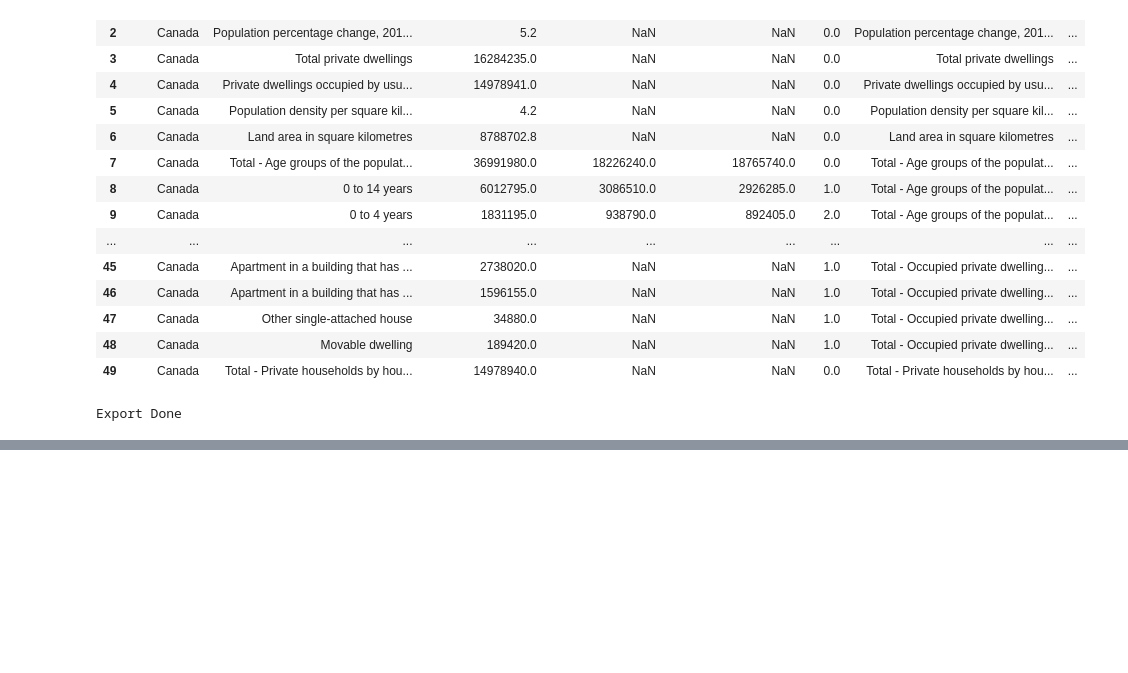
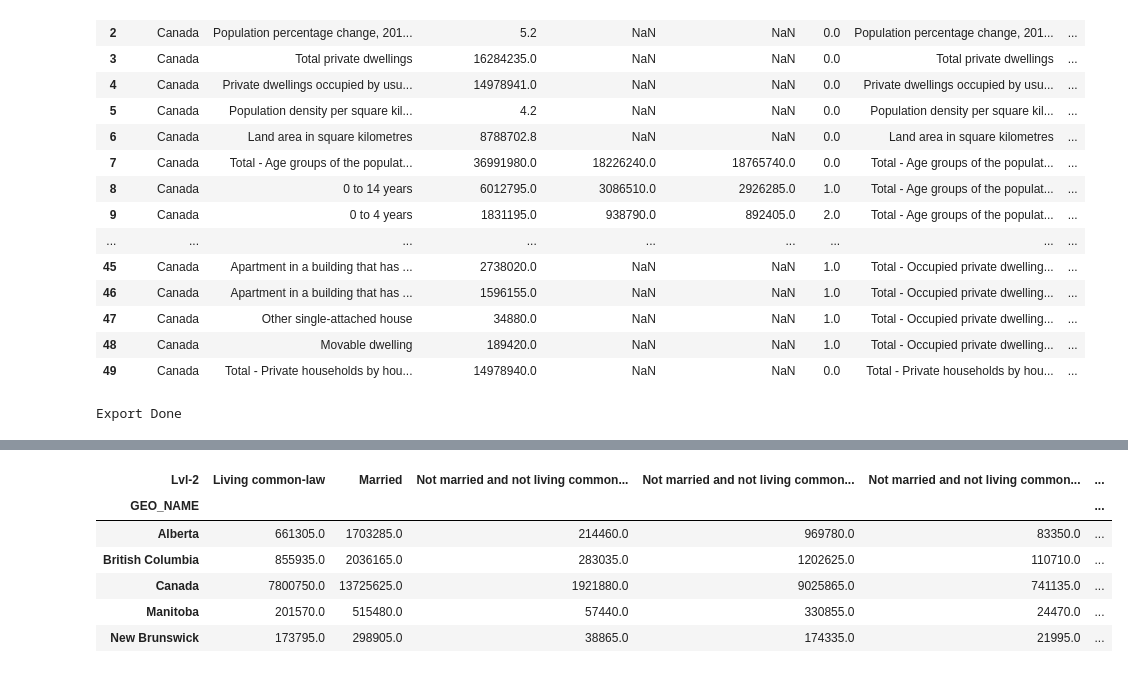
Before and after one commit to svafaeva93/MachineLearningCensusData, a Jupyter notebook: census_data_with_level.ipynb, the cells around one changed output, grey strips where cells are left out. Saved outputs shown, nothing was run; the diff lists cells and outputs as text; code cells hidden in the pictures; blank space fills up the shorter version.

```diff
--- a/census_data_with_level.ipynb
+++ b/census_data_with_level.ipynb
@@ -159,0 +226,12 @@ FileNotFoundError: [Errno 2] No such file or directory: './Output/census_data_wi
+# %%
+total_marital_status = df_census[df_census['Lvl-0']=='Total - Marital status for the total population aged 15 years and over - 100% data']
+pivot_marital_status = total_marital_status.pivot_table(index='GEO_NAME', columns='Lvl-2', values='C1_COUNT_TOTAL', aggfunc = "sum")
+pivot_marital_status.head()
+# %% [output]
+| Lvl-2 | Living common-law | Married | Not married and not living common... | Not married and not living common... | Not married and not living common... | ... |
+| GEO_NAME |  |  |  |  |  | ... |
+| Alberta | 661305.0 | 1703285.0 | 214460.0 | 969780.0 | 83350.0 | ... |
+| British Columbia | 855935.0 | 2036165.0 | 283035.0 | 1202625.0 | 110710.0 | ... |
+| Canada | 7800750.0 | 13725625.0 | 1921880.0 | 9025865.0 | 741135.0 | ... |
+| Manitoba | 201570.0 | 515480.0 | 57440.0 | 330855.0 | 24470.0 | ... |
+| New Brunswick | 173795.0 | 298905.0 | 38865.0 | 174335.0 | 21995.0 | ... |
```
Also changed, not shown: parts of 10 cells of this notebook.
